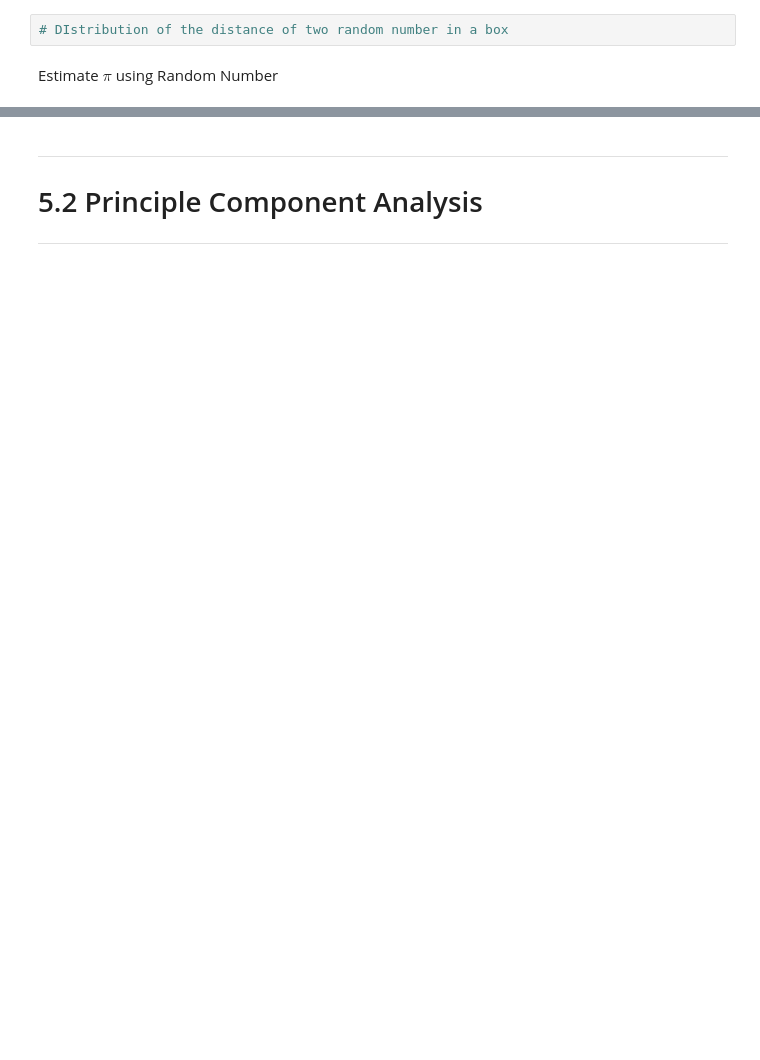
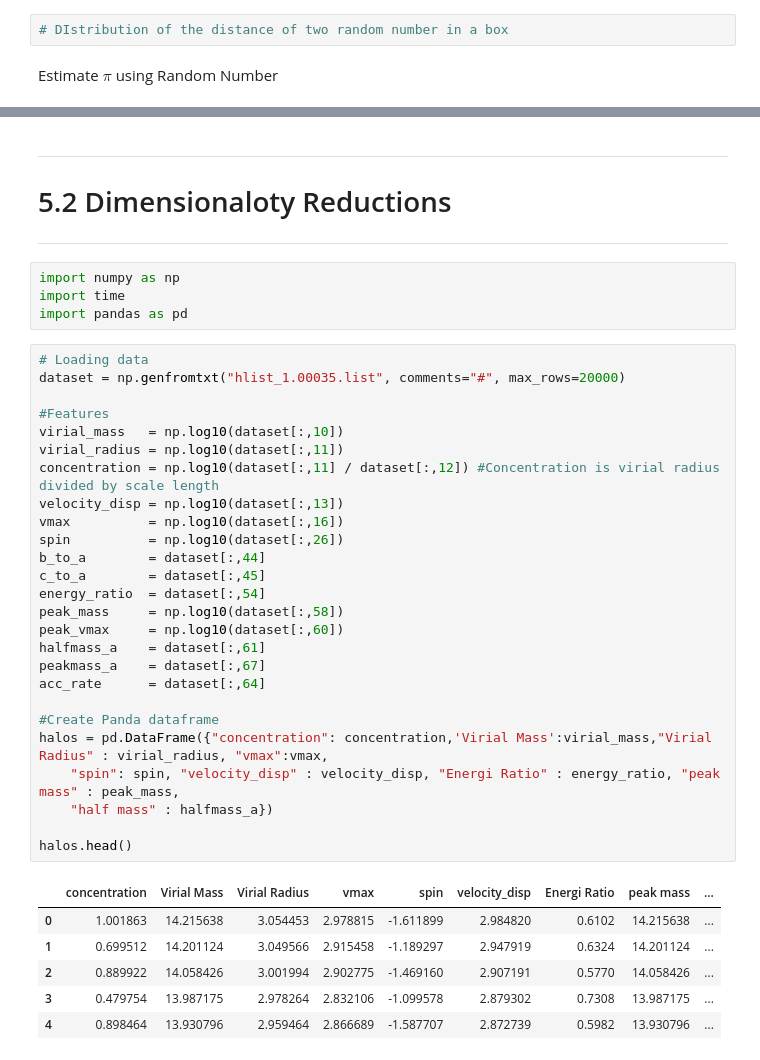
Before and after one commit to khoirulmuzakka/ML-Astrophysics, a Jupyter notebook: Ex5_Dimensionality_Reductions.ipynb, the cells around one changed output, grey strips where cells are left out. Drawn from its saved outputs; the diff is of its cells as text; blank space fills up the shorter version.

```diff
--- a/Ex5_Dimensionality_Reductions.ipynb
+++ b/Ex5_Dimensionality_Reductions.ipynb
@@ -85,4 +87,41 @@ print(pi)
 # %% [markdown]
 ***
-# 5.2 Principle Component Analysis
+# 5.2 Dimensionaloty Reductions
 ***
+# %%
+import numpy as np
+import time
+import pandas as pd
+# %%
+# Loading data
+dataset = np.genfromtxt("hlist_1.00035.list", comments="#", max_rows=20000)
+
+#Features
+virial_mass   = np.log10(dataset[:,10])
+virial_radius = np.log10(dataset[:,11])
+concentration = np.log10(dataset[:,11] / dataset[:,12]) #Concentration is virial radius divided by scale length
+velocity_disp = np.log10(dataset[:,13])
+vmax          = np.log10(dataset[:,16])
+spin          = np.log10(dataset[:,26])
+b_to_a        = dataset[:,44]
+c_to_a        = dataset[:,45]
+energy_ratio  = dataset[:,54]
+peak_mass     = np.log10(dataset[:,58])
+peak_vmax     = np.log10(dataset[:,60])
+halfmass_a    = dataset[:,61]
+peakmass_a    = dataset[:,67]
+acc_rate      = dataset[:,64]
+
+#Create Panda dataframe
+halos = pd.DataFrame({"concentration": concentration,'Virial Mass':virial_mass,"Virial Radius" : virial_radius, "vmax":vmax,
+    "spin": spin, "velocity_disp" : velocity_disp, "Energi Ratio" : energy_ratio, "peak mass" : peak_mass,
+    "half mass" : halfmass_a})
+
+halos.head()
+# %% [output]
+|  | concentration | Virial Mass | Virial Radius | vmax | spin | velocity_disp | Energi Ratio | peak mass | ... |
+| 0 | 1.001863 | 14.215638 | 3.054453 | 2.978815 | -1.611899 | 2.984820 | 0.6102 | 14.215638 | ... |
+| 1 | 0.699512 | 14.201124 | 3.049566 | 2.915458 | -1.189297 | 2.947919 | 0.6324 | 14.201124 | ... |
+| 2 | 0.889922 | 14.058426 | 3.001994 | 2.902775 | -1.469160 | 2.907191 | 0.5770 | 14.058426 | ... |
+| 3 | 0.479754 | 13.987175 | 2.978264 | 2.832106 | -1.099578 | 2.879302 | 0.7308 | 13.987175 | ... |
+| 4 | 0.898464 | 13.930796 | 2.959464 | 2.866689 | -1.587707 | 2.872739 | 0.5982 | 13.930796 | ... |
```
Also changed, not shown: parts of 23 cells of this notebook.
